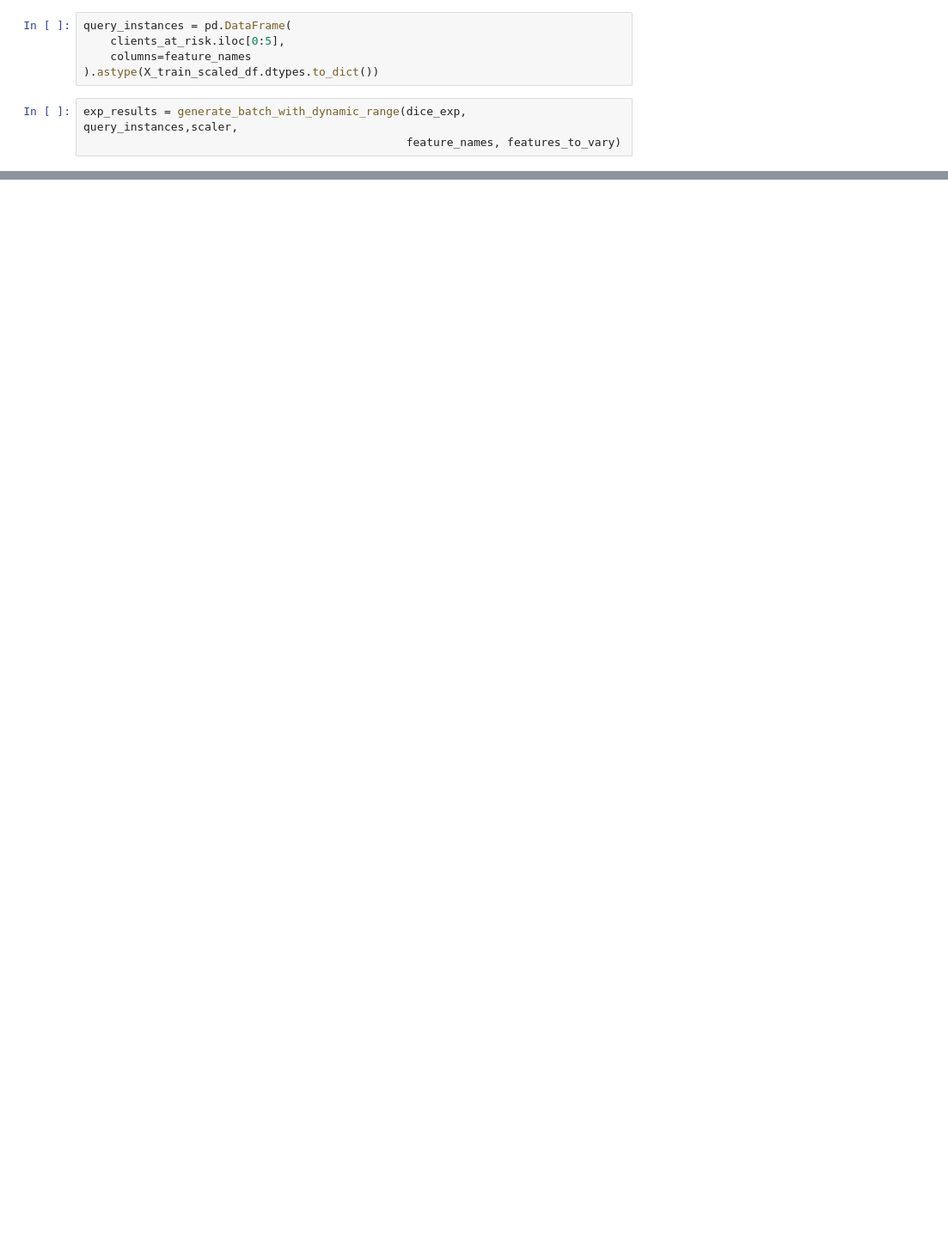
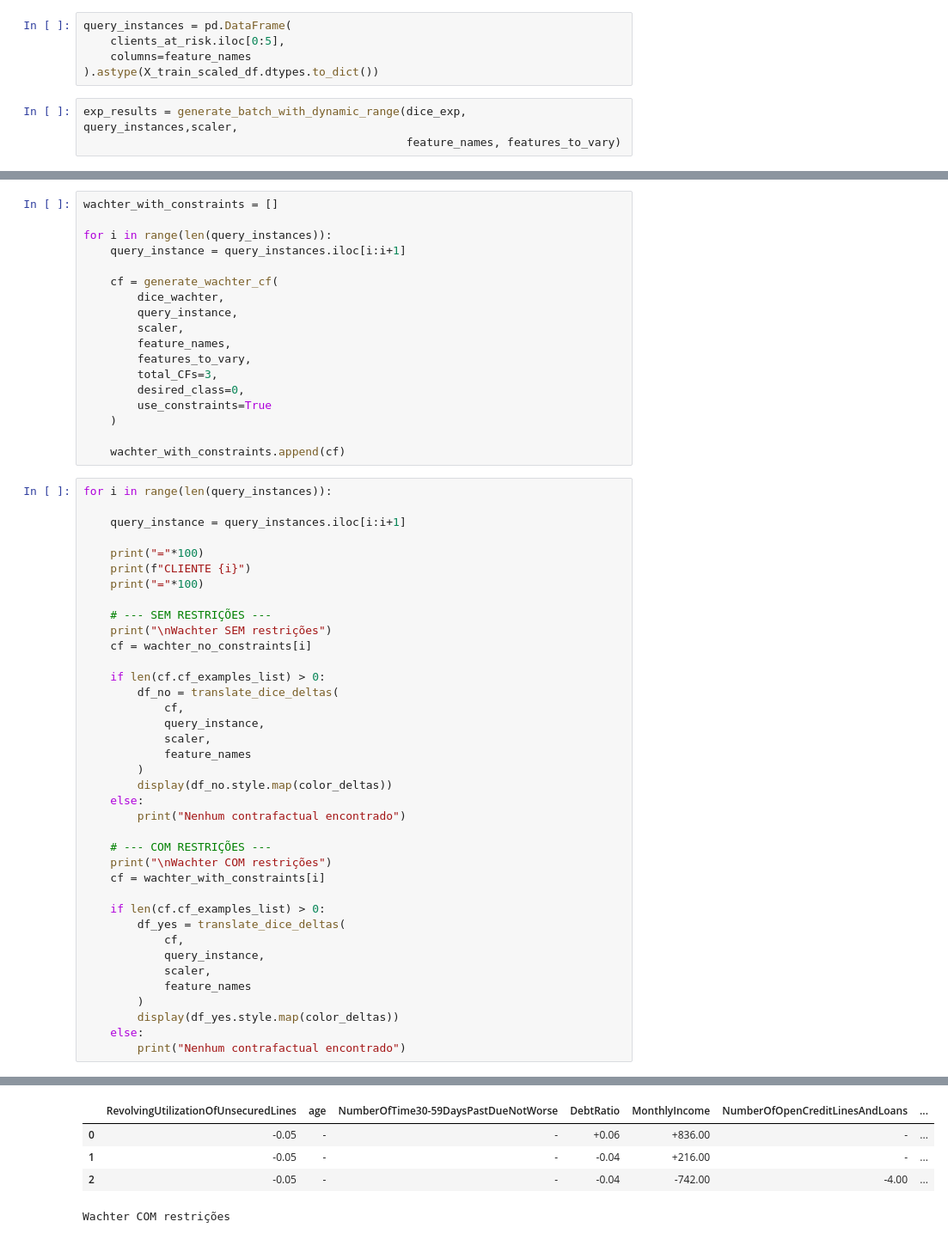
Before and after one commit to JVMergulho/face_counterfactual, a Jupyter notebook: dice.ipynb, the cells around one changed output, grey strips where cells are left out. Shown: that part at 86% size. Cells and saved outputs as stored; diff of their text form; blank space fills up the shorter version.

```diff
--- a/dice.ipynb
+++ b/dice.ipynb
@@ -195,0 +277,57 @@ Explicação para o Cliente 4
+# %%
+wachter_with_constraints = []
+
+for i in range(len(query_instances)):
+    query_instance = query_instances.iloc[i:i+1]
+
+    cf = generate_wachter_cf(
+        dice_wachter,
+        query_instance,
+        scaler,
+        feature_names,
+        features_to_vary,
+        total_CFs=3,
+        desired_class=0,
+        use_constraints=True
+    )
+
+    wachter_with_constraints.append(cf)
+# %%
+for i in range(len(query_instances)):
+
+    query_instance = query_instances.iloc[i:i+1]
+
+    print("="*100)
+    print(f"CLIENTE {i}")
+    print("="*100)
+
+    # --- SEM RESTRIÇÕES ---
+    print("\nWachter SEM restrições")
+    cf = wachter_no_constraints[i]
+
+    if len(cf.cf_examples_list) > 0:
+        df_no = translate_dice_deltas(
+            cf,
+            query_instance,
+            scaler,
+            feature_names
+        )
+        display(df_no.style.map(color_deltas))
+    else:
+        print("Nenhum contrafactual encontrado")
+
+    # --- COM RESTRIÇÕES ---
+    print("\nWachter COM restrições")
+    cf = wachter_with_constraints[i]
+
+    if len(cf.cf_examples_list) > 0:
+        df_yes = translate_dice_deltas(
+            cf,
+            query_instance,
+            scaler,
+            feature_names
+        )
+        display(df_yes.style.map(color_deltas))
+    else:
+        print("Nenhum contrafactual encontrado")
+# %% [output]
@@ -195,0 +339,5 @@ Explicação para o Cliente 4
+|  | RevolvingUtilizationOfUnsecuredLines | age | NumberOfTime30-59DaysPastDueNotWorse | DebtRatio | MonthlyIncome | NumberOfOpenCreditLinesAndLoans | ... |
+| 0 | -0.05 | - | - | +0.06 | +836.00 | - | ... |
+| 1 | -0.05 | - | - | -0.04 | +216.00 | - | ... |
+| 2 | -0.05 | - | - | -0.04 | -742.00 | -4.00 | ... |
+Wachter COM restrições
```
Also changed, not shown: parts of 8 cells of this notebook, 1 other file.
